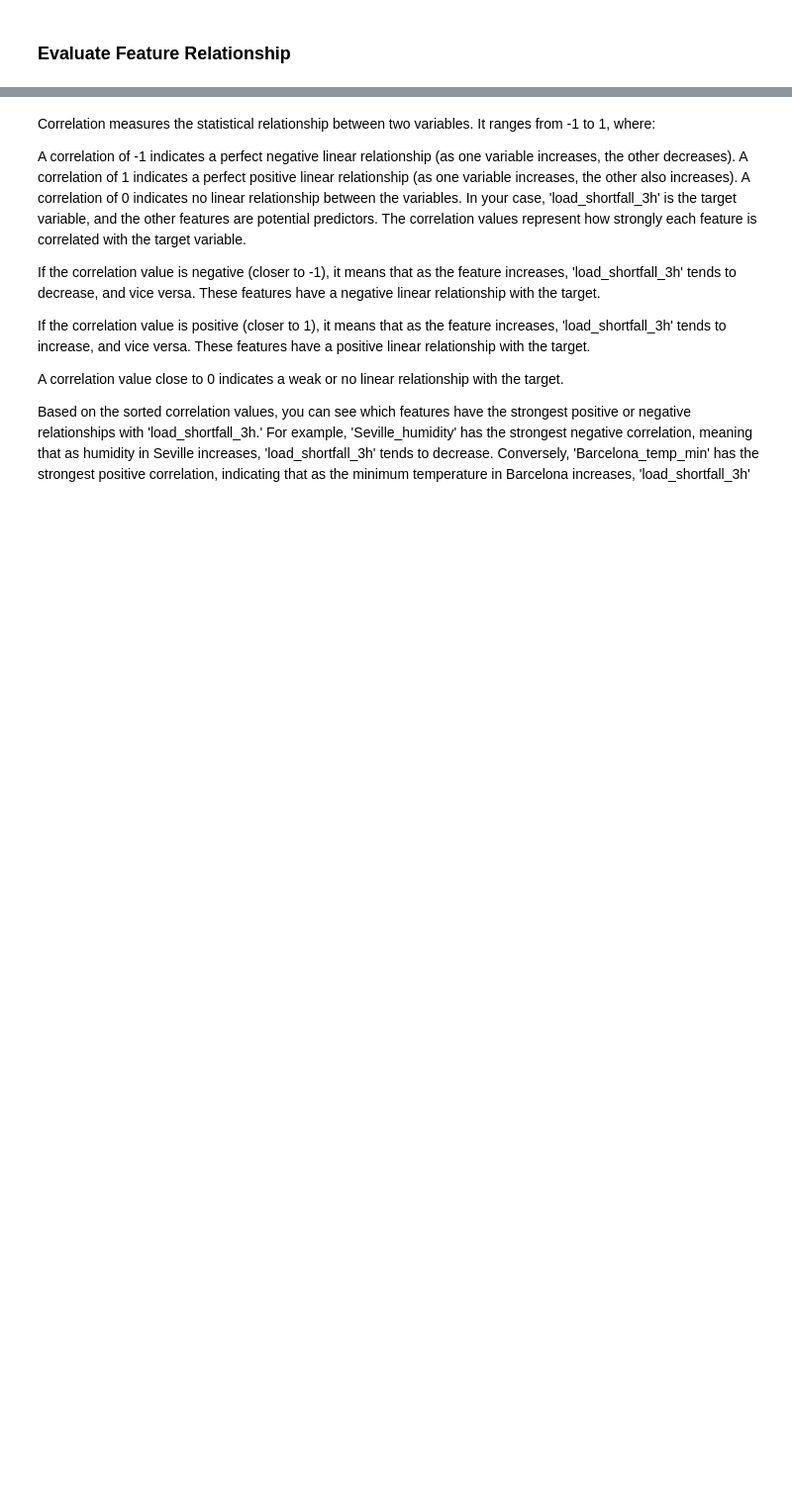
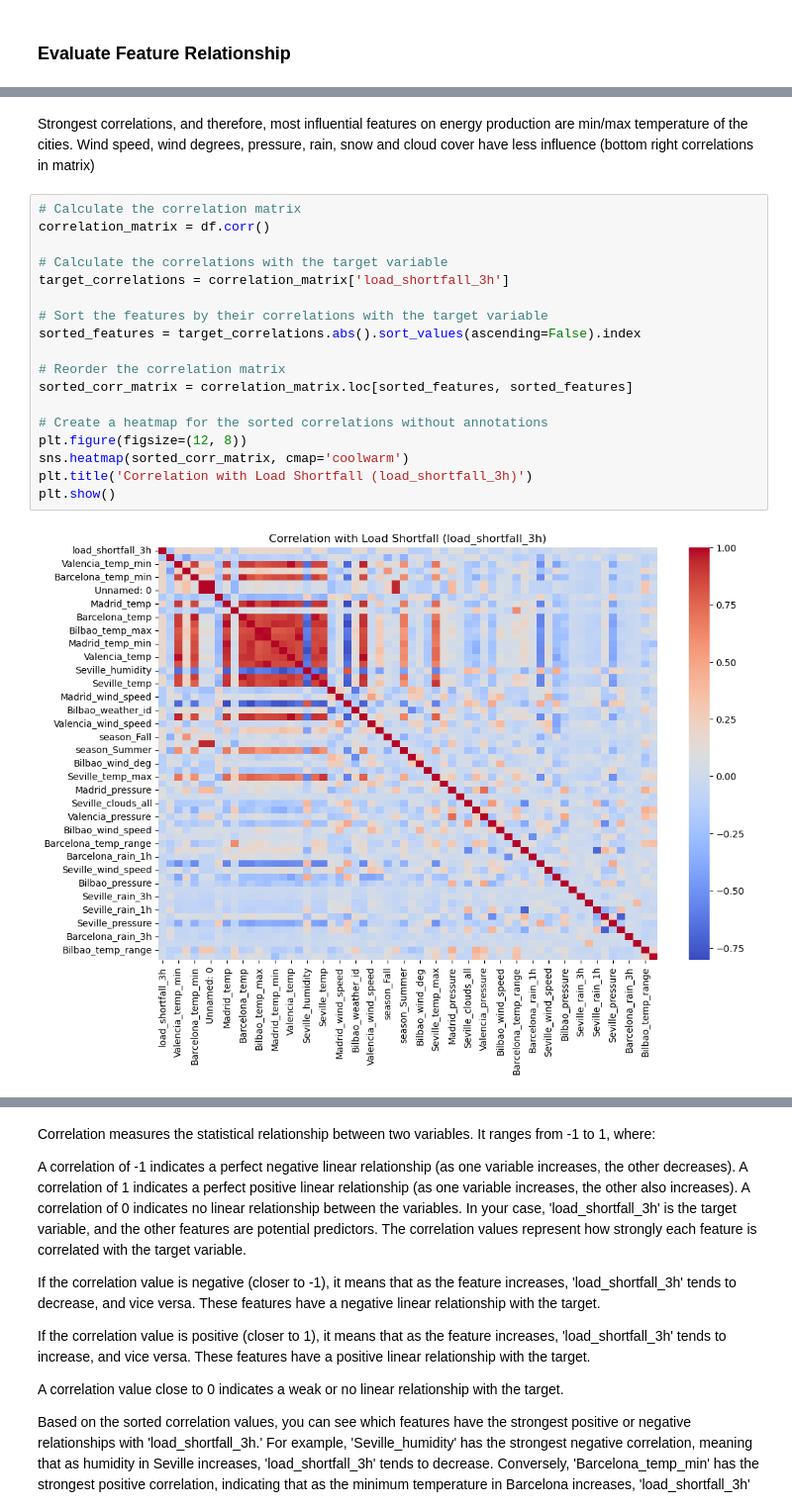
Before and after one commit to Reegs001220/Regression-sprint-2307FTDS-Team-DN1, a Jupyter notebook: Advanced-Regression-Starter-Data/starter-notebook.ipynb, the cells around one changed output, grey strips where cells are left out. Shown at 99% size. Cells and saved outputs as stored; diff of their text form; blank space fills up the shorter version.

```diff
--- a/Advanced-Regression-Starter-Data/starter-notebook.ipynb
+++ b/Advanced-Regression-Starter-Data/starter-notebook.ipynb
@@ -481,3 +561,25 @@ plt.show()
+# %% [markdown]
+Strongest correlations, and therefore, most influential features on energy production are min/max temperature of the cities. Wind speed, wind degrees, pressure, rain, snow and cloud cover have less influence (bottom right correlations in matrix)
+# %%
+# Calculate the correlation matrix
+correlation_matrix = df.corr()
+
+# Calculate the correlations with the target variable
+target_correlations = correlation_matrix['load_shortfall_3h']
+
+# Sort the features by their correlations with the target variable
+sorted_features = target_correlations.abs().sort_values(ascending=False).index
+
+# Reorder the correlation matrix
+sorted_corr_matrix = correlation_matrix.loc[sorted_features, sorted_features]
+
+# Create a heatmap for the sorted correlations without annotations
+plt.figure(figsize=(12, 8))
+sns.heatmap(sorted_corr_matrix, cmap='coolwarm')
+plt.title('Correlation with Load Shortfall (load_shortfall_3h)')
+plt.show()
+# %% [output]
+[figure, added]
 # %%
 correlation_matrix = df.corr()
 
```
Also changed, not shown: parts of 47 cells of this notebook, 6 other files.
